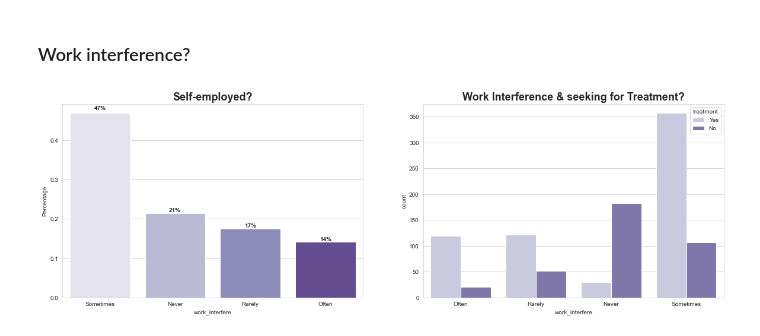
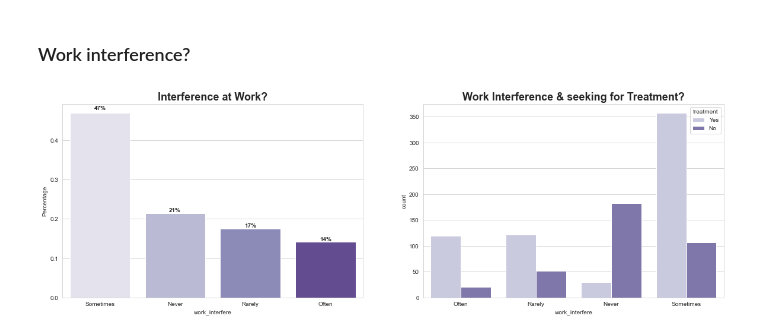
Before and after one commit to snowywhitney/MentalHealthInTech, a Jupyter notebook: Notebook_MentalHealthInTech.ipynb, the cells around one changed output. Saved outputs shown, nothing was run; the diff lists cells and outputs as text; code cells hidden in the pictures.

```diff
--- a/Notebook_MentalHealthInTech.ipynb
+++ b/Notebook_MentalHealthInTech.ipynb
@@ -222,19 +223,19 @@ plt.show()
 # %%
 plt.figure(figsize = (20,6))
 plt.subplot(1,2,1)
-plt.title('Self-employed?', fontsize=18, fontweight='bold')
+plt.title('Interference at Work?', fontsize=18, fontweight='bold')
 eda_percentage = df_train['work_interfere'].value_counts(normalize = True).rename_axis('work_interfere').reset_index(name = 'Percentage')
 
 ax = sns.barplot(x = 'work_interfere', y = 'Percentage', data = eda_percentage, palette='Purples')
 for p in ax.patches:
     width = p.get_width()
     height = p.get_height()
     x, y = p.get_xy()
     ax.annotate(f'{height:.0%}', (x + width/2, y + height*1.02), ha='center', fontweight='bold')
 
 plt.subplot(1,2,2)
 sns.countplot(df_train['work_interfere'], hue=df_train['treatment'], palette='Purples')
 plt.title('Work Interference & seeking for Treatment?', fontsize=18, fontweight='bold')
 plt.show()
 # %% [output]
-[figure, old version]
+[figure, new version]
```
Also changed, not shown: parts of 22 cells of this notebook.
